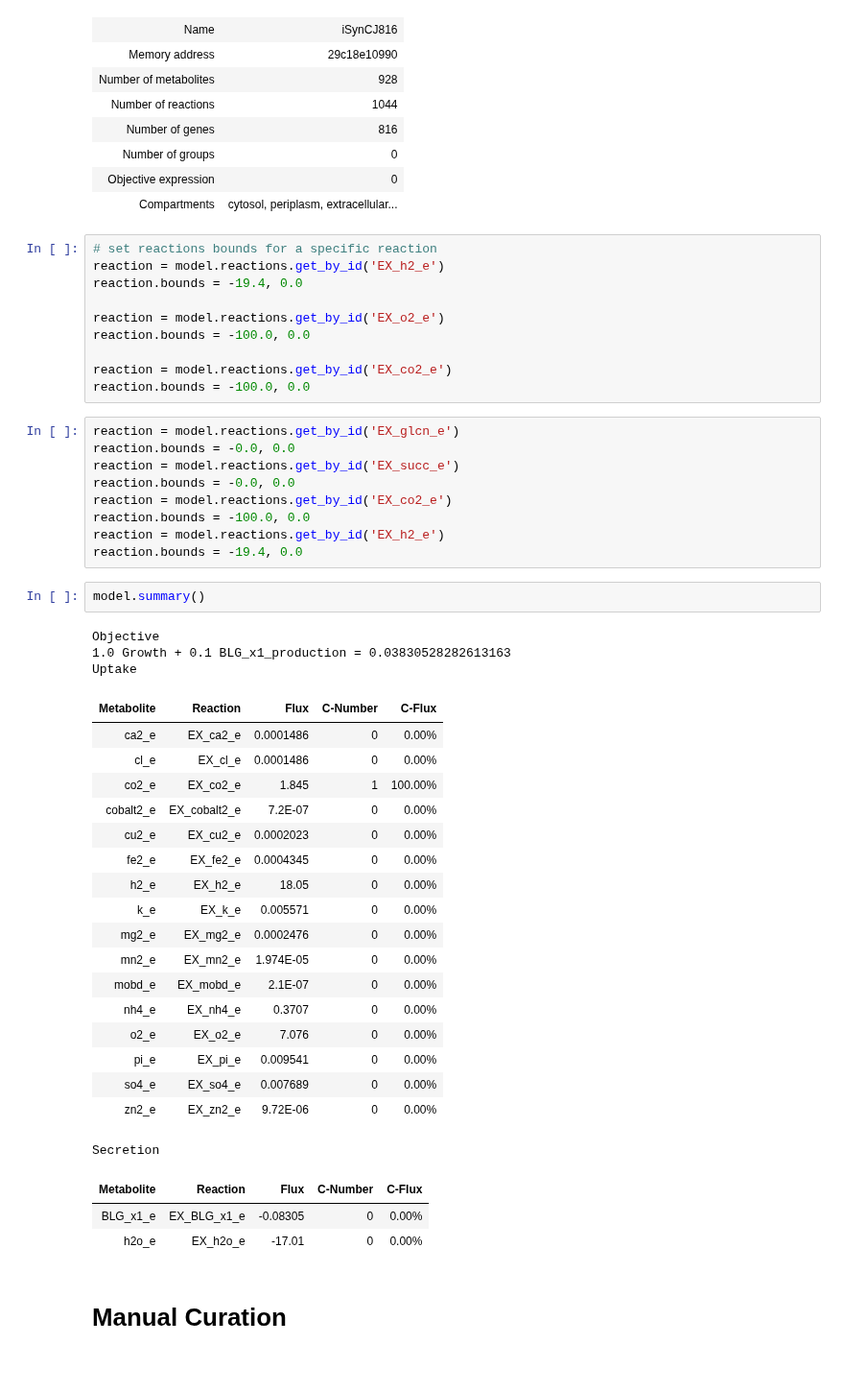
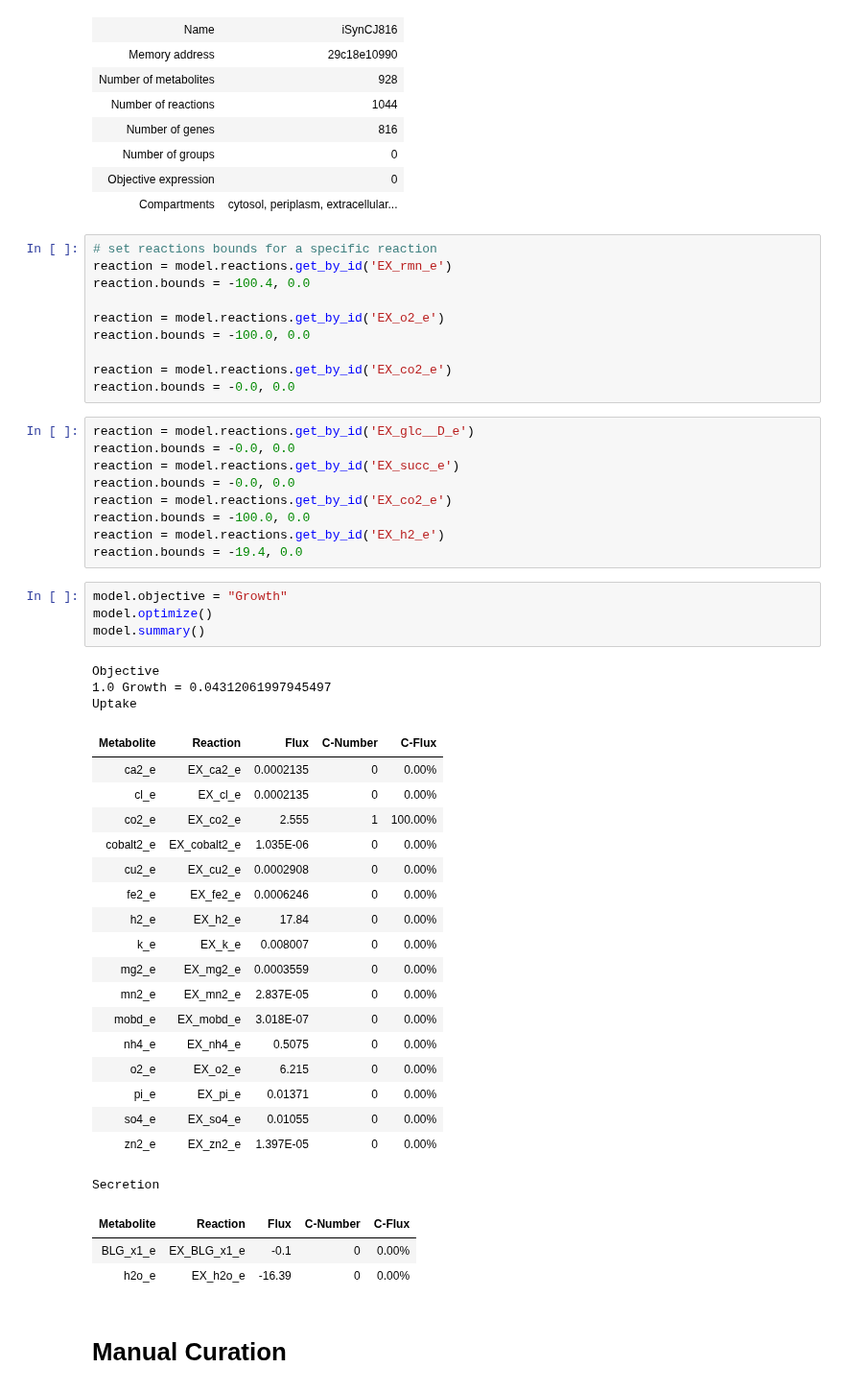
Before and after one commit to AzizBenA/iABA974_SoF1_GEM, a Jupyter notebook: Scripts/Model_manipulation.ipynb, the cells around one changed output. Shown at 96% size. Saved outputs shown, nothing was run; the diff lists cells and outputs as text.

```diff
--- a/Scripts/Model_manipulation.ipynb
+++ b/Scripts/Model_manipulation.ipynb
@@ -38,16 +39,16 @@ model
 | Compartments | cytosol, periplasm, extracellular... |
 # %%
 # set reactions bounds for a specific reaction
-reaction = model.reactions.get_by_id('EX_h2_e')
-reaction.bounds = -19.4, 0.0
+reaction = model.reactions.get_by_id('EX_rmn_e')
+reaction.bounds = -100.4, 0.0
 
 reaction = model.reactions.get_by_id('EX_o2_e')
 reaction.bounds = -100.0, 0.0
 
 reaction = model.reactions.get_by_id('EX_co2_e')
-reaction.bounds = -100.0, 0.0
+reaction.bounds = -0.0, 0.0
 # %%
-reaction = model.reactions.get_by_id('EX_glcn_e')
+reaction = model.reactions.get_by_id('EX_glc__D_e')
 reaction.bounds = -0.0, 0.0
 reaction = model.reactions.get_by_id('EX_succ_e')
 reaction.bounds = -0.0, 0.0
@@ -55,33 +56,35 @@ reaction = model.reactions.get_by_id('EX_co2_e')
 reaction.bounds = -100.0, 0.0
 reaction = model.reactions.get_by_id('EX_h2_e')
 reaction.bounds = -19.4, 0.0
-# %%
-model.summary()
-# %% [output]
-Objective
-1.0 Growth + 0.1 BLG_x1_production = 0.03830528282613163
-Uptake
-| Metabolite | Reaction | Flux | C-Number | C-Flux |
-| ca2_e | EX_ca2_e | 0.0001486 | 0 | 0.00% |
-| cl_e | EX_cl_e | 0.0001486 | 0 | 0.00% |
-| co2_e | EX_co2_e | 1.845 | 1 | 100.00% |
-| cobalt2_e | EX_cobalt2_e | 7.2E-07 | 0 | 0.00% |
-| cu2_e | EX_cu2_e | 0.0002023 | 0 | 0.00% |
-| fe2_e | EX_fe2_e | 0.0004345 | 0 | 0.00% |
-| h2_e | EX_h2_e | 18.05 | 0 | 0.00% |
-| k_e | EX_k_e | 0.005571 | 0 | 0.00% |
-| mg2_e | EX_mg2_e | 0.0002476 | 0 | 0.00% |
-| mn2_e | EX_mn2_e | 1.974E-05 | 0 | 0.00% |
-| mobd_e | EX_mobd_e | 2.1E-07 | 0 | 0.00% |
-| nh4_e | EX_nh4_e | 0.3707 | 0 | 0.00% |
-| o2_e | EX_o2_e | 7.076 | 0 | 0.00% |
-| pi_e | EX_pi_e | 0.009541 | 0 | 0.00% |
-| so4_e | EX_so4_e | 0.007689 | 0 | 0.00% |
-| zn2_e | EX_zn2_e | 9.72E-06 | 0 | 0.00% |
-Secretion
-| Metabolite | Reaction | Flux | C-Number | C-Flux |
-| BLG_x1_e | EX_BLG_x1_e | -0.08305 | 0 | 0.00% |
-| h2o_e | EX_h2o_e | -17.01 | 0 | 0.00% |
+# %%
+model.objective = "Growth"
+model.optimize()
+model.summary()
+# %% [output]
+Objective
+1.0 Growth = 0.04312061997945497
+Uptake
+| Metabolite | Reaction | Flux | C-Number | C-Flux |
+| ca2_e | EX_ca2_e | 0.0002135 | 0 | 0.00% |
+| cl_e | EX_cl_e | 0.0002135 | 0 | 0.00% |
+| co2_e | EX_co2_e | 2.555 | 1 | 100.00% |
+| cobalt2_e | EX_cobalt2_e | 1.035E-06 | 0 | 0.00% |
+| cu2_e | EX_cu2_e | 0.0002908 | 0 | 0.00% |
+| fe2_e | EX_fe2_e | 0.0006246 | 0 | 0.00% |
+| h2_e | EX_h2_e | 17.84 | 0 | 0.00% |
+| k_e | EX_k_e | 0.008007 | 0 | 0.00% |
+| mg2_e | EX_mg2_e | 0.0003559 | 0 | 0.00% |
+| mn2_e | EX_mn2_e | 2.837E-05 | 0 | 0.00% |
+| mobd_e | EX_mobd_e | 3.018E-07 | 0 | 0.00% |
+| nh4_e | EX_nh4_e | 0.5075 | 0 | 0.00% |
+| o2_e | EX_o2_e | 6.215 | 0 | 0.00% |
+| pi_e | EX_pi_e | 0.01371 | 0 | 0.00% |
+| so4_e | EX_so4_e | 0.01055 | 0 | 0.00% |
+| zn2_e | EX_zn2_e | 1.397E-05 | 0 | 0.00% |
+Secretion
+| Metabolite | Reaction | Flux | C-Number | C-Flux |
+| BLG_x1_e | EX_BLG_x1_e | -0.1 | 0 | 0.00% |
+| h2o_e | EX_h2o_e | -16.39 | 0 | 0.00% |
 # %% [markdown]
 # Manual Curation
 # %% [markdown]
```
Also changed, not shown: parts of 13 cells of this notebook, 4 other files.
